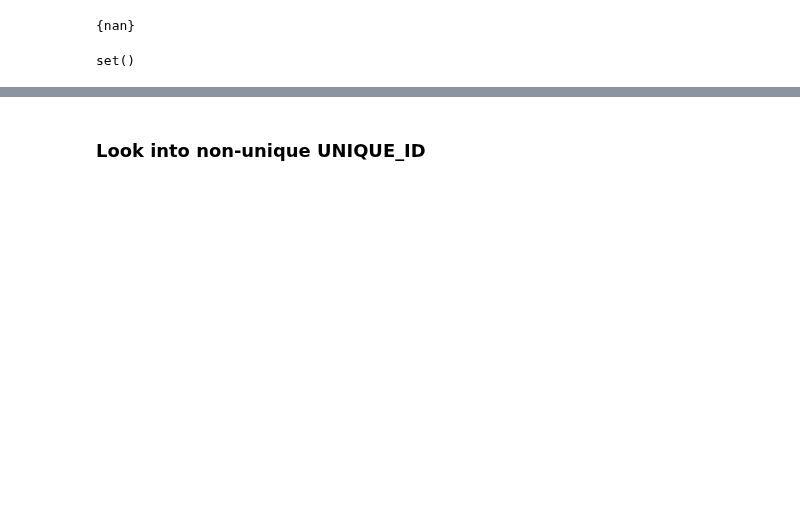
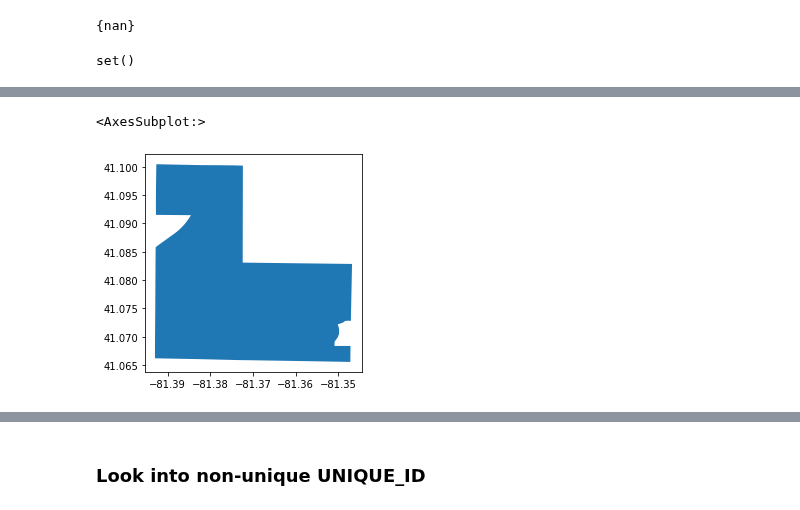
Before and after one commit to nonpartisan-redistricting-datahub/pber_collection, a Jupyter notebook: OH/2022/oh_boundaries_prec_matching.ipynb, the cells around one changed output, grey strips where cells are left out. Drawn from its saved outputs; the diff is of its cells as text; code cells hidden in the pictures; blank space fills up the shorter version.

```diff
--- a/OH/2022/oh_boundaries_prec_matching.ipynb
+++ b/OH/2022/oh_boundaries_prec_matching.ipynb
@@ -594,0 +816,5 @@ portage[(~portage["prec_id"].isna())&(portage["prec_id"].str.upper().str.contain
+# %%
+portage[(~portage["prec_id"].isna())&(portage["prec_id"].str.upper().str.contains("BRIMFIELD E"))].plot()
+# %% [output]
+<AxesSubplot:>
+[figure, added]
```
Also changed, not shown: parts of 71 cells of this notebook.
